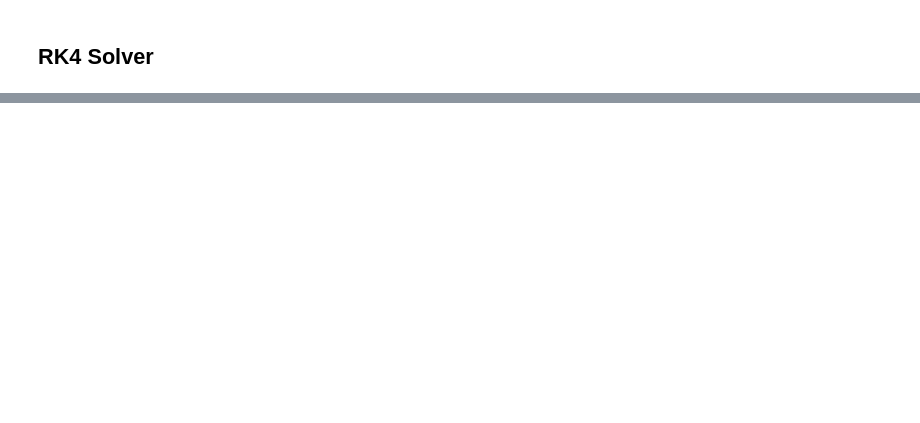
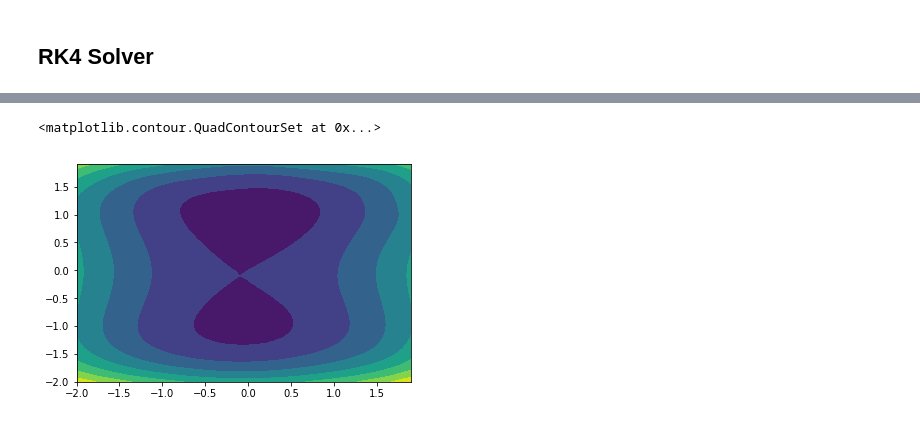
Before and after one commit to gffcampbell/hamiltonian-solver, a Jupyter notebook: Hamiltonian_Solver_2.ipynb, the cells around one changed output, grey strips where cells are left out. Saved outputs shown, nothing was run; the diff lists cells and outputs as text; code cells hidden in the pictures; blank space fills up the shorter version.

```diff
--- a/Hamiltonian_Solver_2.ipynb
+++ b/Hamiltonian_Solver_2.ipynb
@@ -83,0 +255,15 @@ plt.plot(np.array(x))
+# %%
+q = np.arange(-2, 2, 0.1)
+p = np.arange(-2, 2, 0.1)
+
+V0 = H_NN.predict(np.array([[0,0]]))
+
+H = np.empty((len(q),len(p)))
+for i,x in enumerate(q):
+    for j,y in enumerate(p):
+        H[i,j] = H_NN.predict(np.array([[x,y]]))[0,0]-V0
+
+plt.contourf(q,p,H)
+# %% [output]
+<matplotlib.contour.QuadContourSet at 0x...>
+[figure, added]
```
Also changed, not shown: parts of 17 cells of this notebook.
